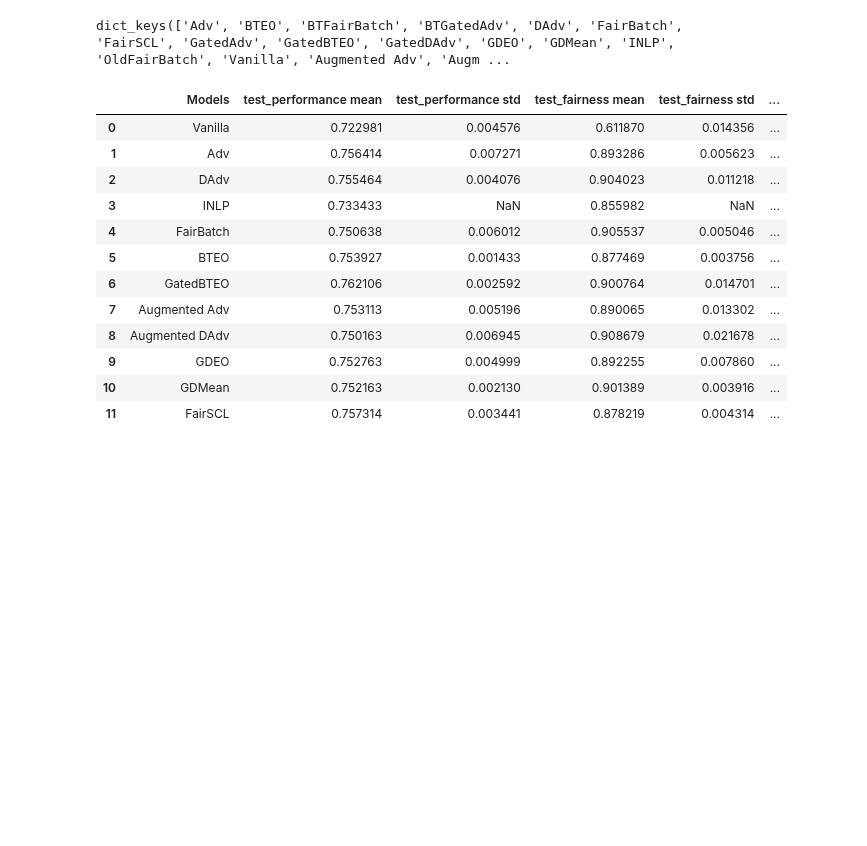
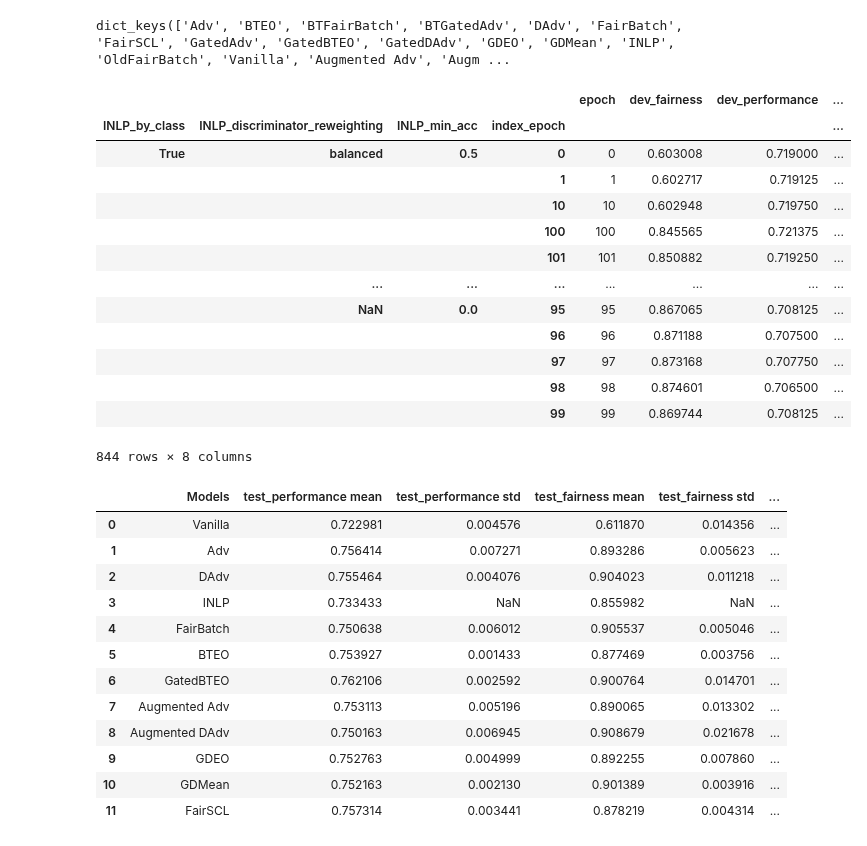
Before and after one commit to Libr-AI/fairlib, a Jupyter notebook: analysis/Final_results_in_paper.ipynb, the cells around one changed output. Saved outputs shown, nothing was run; the diff lists cells and outputs as text; code cells hidden in the pictures; blank space fills up the shorter version.

```diff
--- a/analysis/Final_results_in_paper.ipynb
+++ b/analysis/Final_results_in_paper.ipynb
@@ -32,6 +32,23 @@ Moji_results["Augmented DAdv"] = Moji_results["GatedDAdv"]
 Moji_results.keys()
 # %% [output]
 dict_keys(['Adv', 'BTEO', 'BTFairBatch', 'BTGatedAdv', 'DAdv', 'FairBatch', 'FairSCL', 'GatedAdv', 'GatedBTEO', 'GatedDAdv', 'GDEO', 'GDMean', 'INLP', 'OldFairBatch', 'Vanilla', 'Augmented Adv', 'Augm ...
+# %%
+Moji_results["INLP"]
+# %% [output]
+|  |  |  |  | epoch | dev_fairness | dev_performance | ... |
+| INLP_by_class | INLP_discriminator_reweighting | INLP_min_acc | index_epoch |  |  |  | ... |
+| True | balanced | 0.5 | 0 | 0 | 0.603008 | 0.719000 | ... |
+|  |  |  | 1 | 1 | 0.602717 | 0.719125 | ... |
+|  |  |  | 10 | 10 | 0.602948 | 0.719750 | ... |
+|  |  |  | 100 | 100 | 0.845565 | 0.721375 | ... |
+|  |  |  | 101 | 101 | 0.850882 | 0.719250 | ... |
+|  | ... | ... | ... | ... | ... | ... | ... |
+|  | NaN | 0.0 | 95 | 95 | 0.867065 | 0.708125 | ... |
+|  |  |  | 96 | 96 | 0.871188 | 0.707500 | ... |
+|  |  |  | 97 | 97 | 0.873168 | 0.707750 | ... |
+|  |  |  | 98 | 98 | 0.874601 | 0.706500 | ... |
+|  |  |  | 99 | 99 | 0.869744 | 0.708125 | ... |
+844 rows × 8 columns
 # %%
 Moji_main_results = final_results_df(
     results_dict = Moji_results,
```
Also changed, not shown: parts of 2 cells of this notebook, 2 other files.
